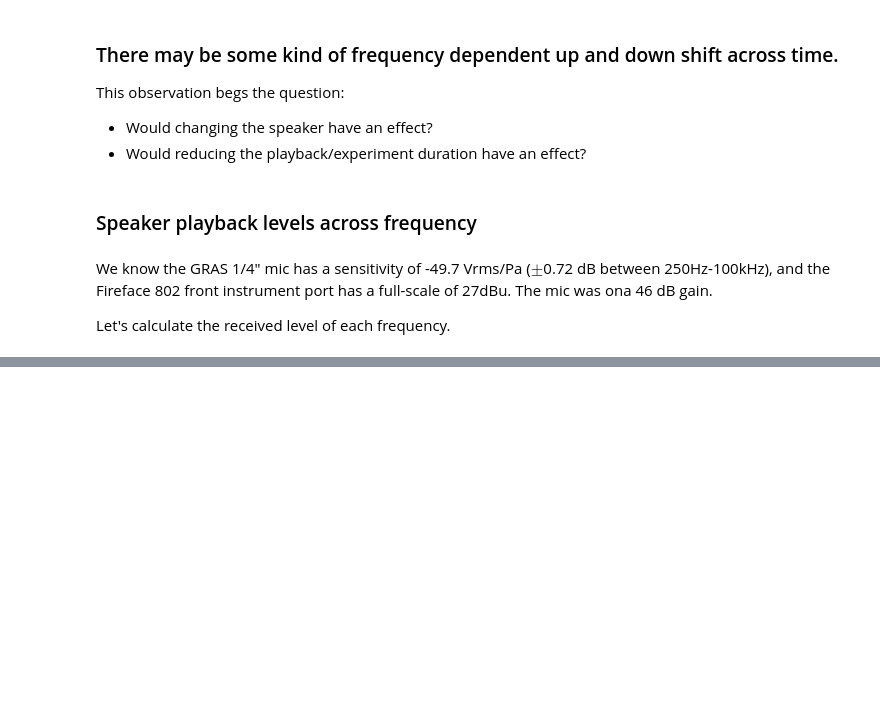
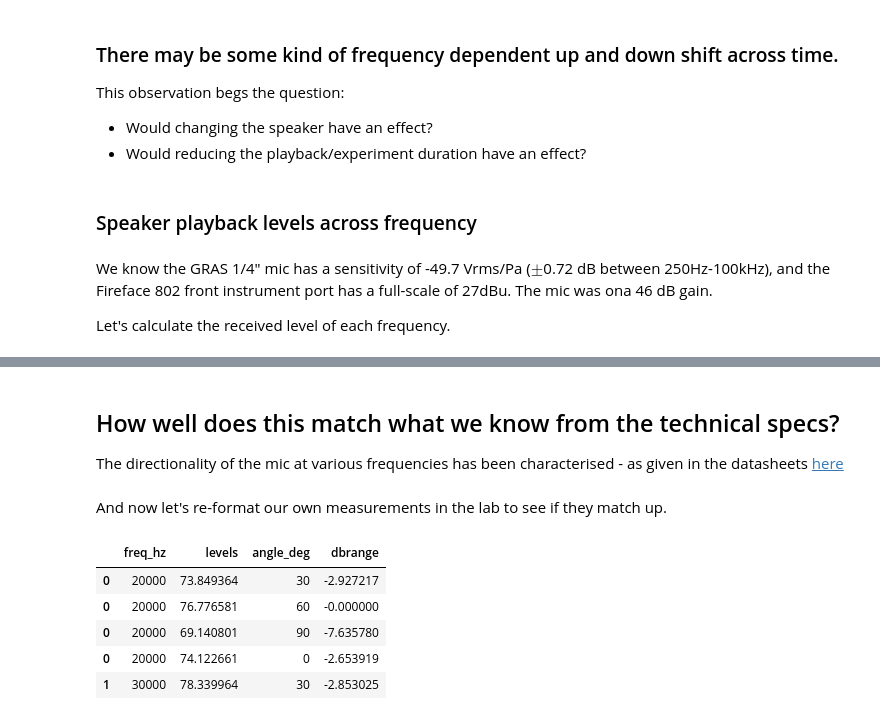
Before and after one commit to thejasvibr/projectushichka, a Jupyter notebook: mic-calibration/gras-speaker-calibration.ipynb, the cells around one changed output, grey strips where cells are left out. Saved outputs shown, nothing was run; the diff lists cells and outputs as text; code cells hidden in the pictures; blank space fills up the shorter version.

Commit message:
add gras directionality data from tech specs and attempt to reconstruct directionality from lab msmts

```diff
--- a/mic-calibration/preliminar-analyses.ipynb
+++ b/mic-calibration/gras-speaker-calibration.ipynb
@@ -338,0 +323,2 @@ plt.plot(online_response['frequency'], online_response['rel_db'])
+# %%
+file_angles = [extract_angle(each) for each in gras_files_offaxis]
@@ -338,0 +384,49 @@ plt.plot(online_response['frequency'], online_response['rel_db'])
+# %% [markdown]
+## How well does this match what we know from the technical specs?
+The directionality of the mic at various frequencies has been characterised - as given in the datasheets [here](https://www.grasacoustics.com/products/product/143-46be.html)
+# %%
+gras_dirn = pd.read_csv('gras46bf_fromdatasheet.csv') # data digitised using WebPlotDigitizer
+# %%
+get_dbrange = lambda X : (np.max(X['rel_dB_onaxis'])-X['rel_dB_onaxis'])*-1
+with_ranges = []
+for freq, df in gras_dirn.groupby('freq_hz'):
+    df['dbrange'] = get_dbrange(df)
+    with_ranges.append(df)
+
+gras_dirnlty = pd.concat(with_ranges)
+# %% [markdown]
+And now let's re-format our own measurements in the lab to see if they match up.
+# %%
+subset_freqs = np.arange(20000,100000,10000)
+freq_inds = np.flatnonzero(np.isin(tone_freqs*1000,subset_freqs))
+# now reformat the observed data to see if it matches
+angles = ['30','60', '90']
+only_some_angles = {}
+for each in angles:
+    only_some_angles[each] = filespecific_tonesspl_theta[each][[freq_inds]]
+only_some_angles['0'] = filespecific_tonesspl[8][[freq_inds]]
+
+gras_measured_dirn = []
+
+for angle, freq_levels in only_some_angles.items():
+    df = pd.DataFrame(data ={'freq_hz': subset_freqs,
+                             'levels': freq_levels,
+                              'angle_deg':np.tile(angle, subset_freqs.shape)})
+    gras_measured_dirn.append(df)
+gras_measured_dirn = pd.concat(gras_measured_dirn)
+
+measured_with_ranges = []
+for freq, df in gras_measured_dirn.groupby('freq_hz'):
+    df['dbrange'] = -1*(np.max(df['levels']) - df['levels'])
+    measured_with_ranges.append(df)
+
+gras_measured_dirnlty = pd.concat(measured_with_ranges)
+# %%
+gras_measured_dirnlty.head()
+# %% [output]
+|  | freq_hz | levels | angle_deg | dbrange |
+| 0 | 20000 | 73.849364 | 30 | -2.927217 |
+| 0 | 20000 | 76.776581 | 60 | -0.000000 |
+| 0 | 20000 | 69.140801 | 90 | -7.635780 |
+| 0 | 20000 | 74.122661 | 0 | -2.653919 |
+| 1 | 30000 | 78.339964 | 30 | -2.853025 |
```
Also changed, not shown: parts of 43 cells of this notebook, 6 other files.
